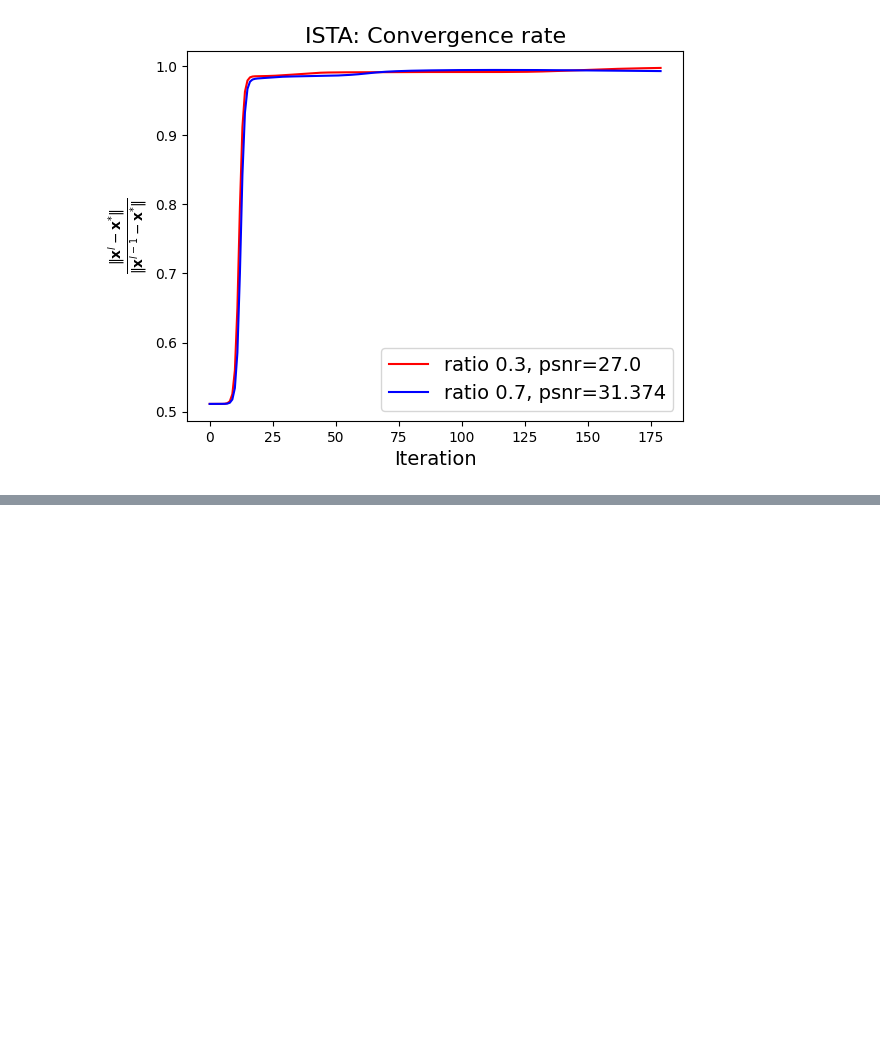
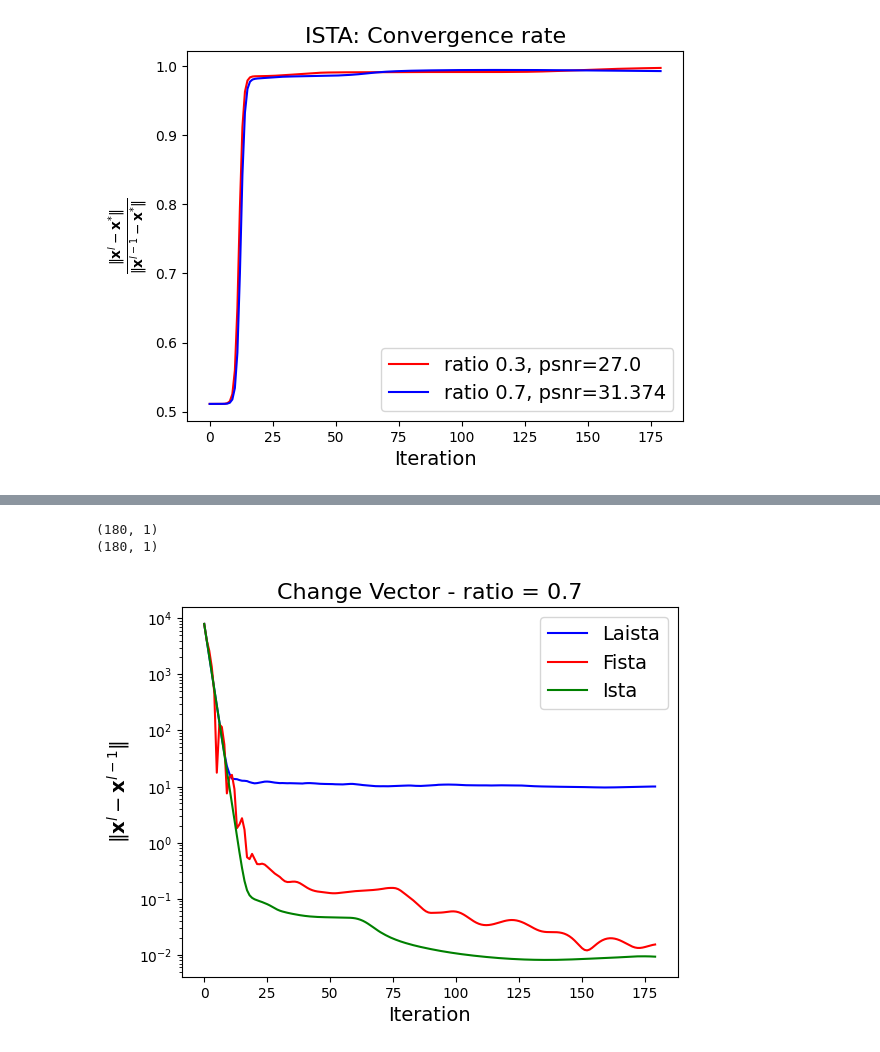
Before and after one commit to CarlosMogollon2211248/laista, a Jupyter notebook: graphs.ipynb, the cells around one changed output, grey strips where cells are left out. Cells and saved outputs as stored; diff of their text form; code cells hidden in the pictures; blank space fills up the shorter version.

```diff
--- a/graphs.ipynb
+++ b/graphs.ipynb
@@ -105,0 +145,19 @@ plt.show()
+# %%
+change_fista = np.load('metricas/Fista_change_vector0.7.npy')
+change_ista = np.load('metricas/Ista_change_vector0.7.npy')
+print(change_fista[:,0:1].shape)
+print(change_ista[:,0:1].shape)
+plt.figure()
+plt.plot(change_laista, color='b', label=f'Laista')
+plt.plot(change_fista[:,0:1], color='r', label=f'Fista')
+plt.plot(change_ista[:,0:1], color='g', label=f'Ista')
+plt.yscale('log')
+plt.ylabel(r'$\|\mathbf{x}^{l} - \mathbf{x}^{l-1}\| $', fontsize=14)
+plt.xlabel(r'Iteration', fontsize=14)
+plt.legend(fontsize=14)
+plt.title('Change Vector - ratio = 0.7', fontsize=16)
+plt.show()
+# %% [output]
+(180, 1)
+(180, 1)
+[figure, added]
```
Also changed, not shown: parts of 4 cells of this notebook, 5 other files.
